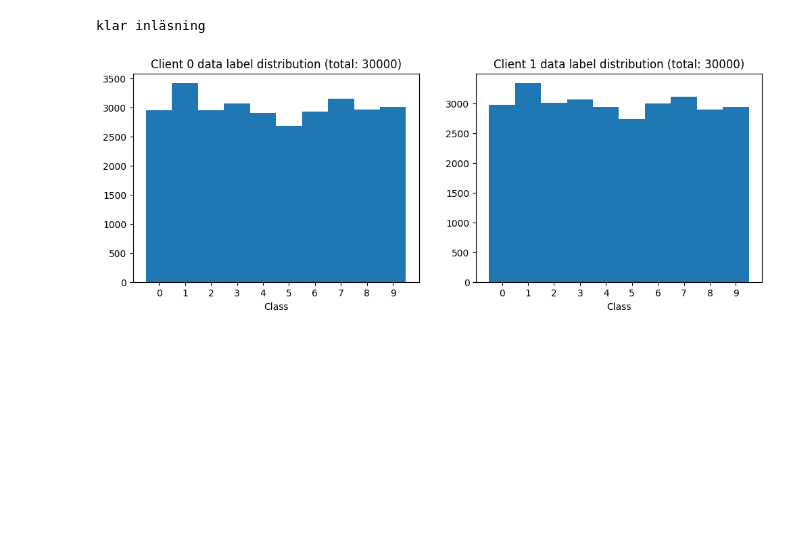
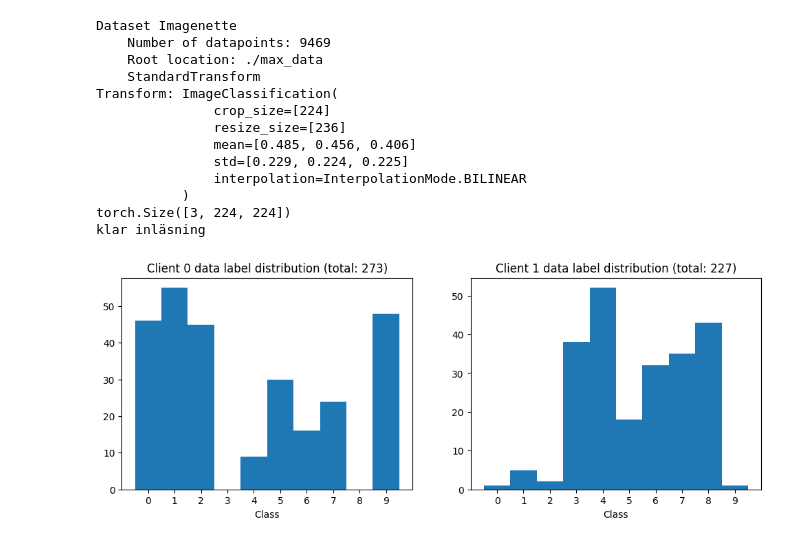
Before and after one commit to mhalleryd/MEX-FEDn, a Jupyter notebook: scaleout-client-python/examples/Max-Imagenette/max_test.ipynb, the cells around one changed output. Saved outputs shown, nothing was run; the diff lists cells and outputs as text; code cells hidden in the pictures; blank space fills up the shorter version.

```diff
--- a/scaleout-client-python/examples/Max-Imagenette/max_test.ipynb
+++ b/scaleout-client-python/examples/Max-Imagenette/max_test.ipynb
@@ -79,48 +89,60 @@ def niid_loader(data_path=None, dataset_name='mnist', is_train=True, download=Fa
 
         client_ds = [
             torch.utils.data.Subset(data, indices)
             for key, indices in idx_dict.items()
             ]
 
 
     return client_ds
 
 # #IID
-data = datasets.MNIST(
-            root='./max_data',
-            train=True,
-            download=False,
-            transform=transforms.Compose([
-                transforms.ToTensor()
-            ])
-        )
-client_ds = torch.utils.data.random_split(data, [0.5, 0.5])
+# data = datasets.MNIST(
+#             root='./max_data',
+#             train=True,
+#             download=False,
+#             transform=transforms.Compose([
+#                 transforms.ToTensor()
+#             ])
+#         )
+# client_ds = torch.utils.data.random_split(data, [0.5, 0.5])
 
 
-# client_ds = niid_loader(
-#     data_path='./max_data',
-#     is_train=True,
-#     dataset_name='mnist',
-#     )
+client_ds = niid_loader(
+    data_path='./max_data',
+    is_train=True,
+    dataset_name='imagenette',
+    )
 
 
 print('klar inläsning')
 labels = [[] for _ in range(N_clients)]
 for c in range(N_clients):
     for _, label in client_ds[c]:
         labels[c].append(label)
 
 #Client data distribution
 fig, axs = plt.subplots(1,N_clients, figsize=(12,4))
 for i, client_labels in enumerate(labels):
     axs[i].hist(client_labels, bins=np.arange(11)-0.5)
     axs[i].set_title(f'Client {i} data label distribution (total: {len(client_labels)})')
     axs[i].set_xlabel('Class')
     axs[i].set_xticks(np.arange(10))
 plt.show()
 # %% [output]
+Dataset Imagenette
+    Number of datapoints: 9469
+    Root location: ./max_data
+    StandardTransform
+Transform: ImageClassification(
+               crop_size=[224]
+               resize_size=[236]
+               mean=[0.485, 0.456, 0.406]
+               std=[0.229, 0.224, 0.225]
+               interpolation=InterpolationMode.BILINEAR
+           )
+torch.Size([3, 224, 224])
 klar inläsning
-[figure, old version]
+[figure, new version]
 # %%
 from torch.utils.data import DataLoader, TensorDataset
 
```
Also changed, not shown: parts of 5 cells of this notebook, 3 other files.
